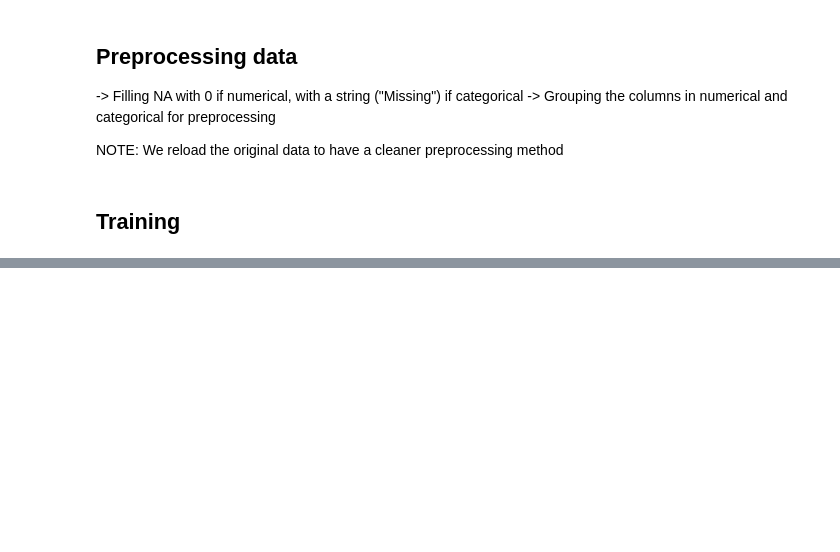
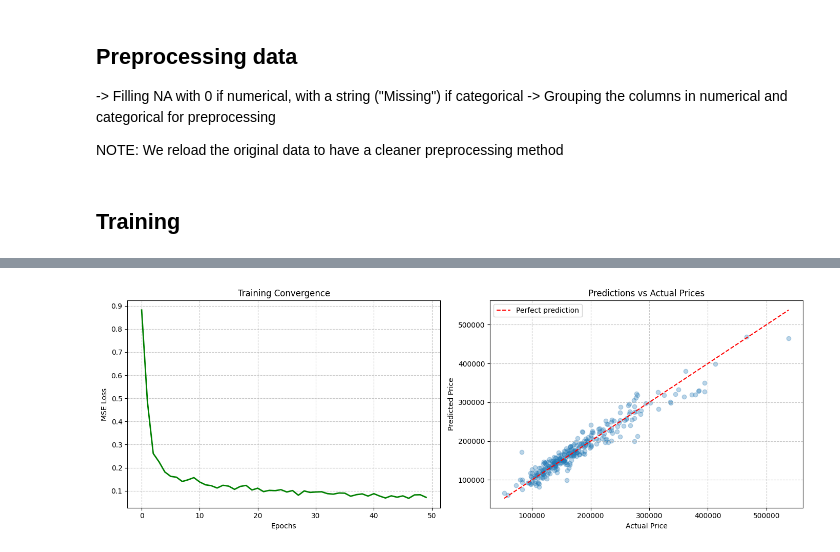
Before and after one commit to cpalescan/cstat, a Jupyter notebook: project_MAIN.ipynb, the cells around one changed output, grey strips where cells are left out. Drawn from its saved outputs; the diff is of its cells as text; code cells hidden in the pictures; blank space fills up the shorter version.

Commit message:
Addind visualisation for the nn

```diff
--- a/project_MAIN.ipynb
+++ b/project_MAIN.ipynb
@@ -1176,7 +1176,7 @@ y = np.log(train["SalePrice"])
 
 # NaN management
 num_col = X.select_dtypes(include=np.number).columns.tolist()
-cat_col = X.select_dtypes(include=["object", "str"]).columns.tolist()
+cat_col = X.select_dtypes(include=["object"]).columns.tolist()
 for col in num_col:
     X[col] = X[col].fillna(0)
 
@@ -1240,14 +1240,17 @@ for fold, (train_idx, val_idx) in enumerate(kfold.split(X)):
 
     # -------------------------------------------------------------------------------- TRAINING
     model.train()
-    epochs = 100
+    epochs = 50
+    loss_history = []
 
     for epoch in range(epochs):
         running_loss = 0.0
+        epoch_losses = []
         for x_batch, y_batch in train_loader:
             optimizer.zero_grad()
             predictions = model.forward(x_batch)
             loss = criterion(predictions, y_batch)
+            epoch_losses.append(loss.item())
 
             optimizer.zero_grad()
             loss.backward()
@@ -1257,6 +1260,7 @@ for fold, (train_idx, val_idx) in enumerate(kfold.split(X)):
                     total_norm += p.grad.detach().norm(2)
             optimizer.step()
             running_loss += loss.item()
+        loss_history.append(np.mean(epoch_losses))
         if (epoch + 1) == 1 or (epoch + 1) == 100:
             print(f"Epoch {epoch + 1} | Loss: {running_loss / len(train)}")
 
@@ -1308,0 +1316,23 @@ RMSE: 0.15
+# %%
+fig, axes = plt.subplots(1, 2, figsize=(14, 5))
+
+axes[0].plot(loss_history, color='green', linewidth=2)
+axes[0].set_title("Training Convergence")
+axes[0].set_xlabel("Epochs")
+axes[0].set_ylabel("MSE Loss")
+axes[0].grid(True, linestyle='--', alpha=0.7)
+
+
+axes[1].scatter(y_val_real, predictions_descaled, alpha=0.3)
+axes[1].plot([y_val_real.min(), y_val_real.max()],
+             [y_val_real.min(), y_val_real.max()], 'r--', label="Perfect prediction")
+axes[1].set_xlabel("Actual Price")
+axes[1].set_ylabel("Predicted Price")
+axes[1].set_title("Predictions vs Actual Prices")
+axes[1].legend()
+axes[1].grid(True, linestyle='--', alpha=0.7)
+
+plt.tight_layout()
+plt.show()
+# %% [output]
+[figure, added]
```
Also changed, not shown: parts of 15 cells of this notebook.
